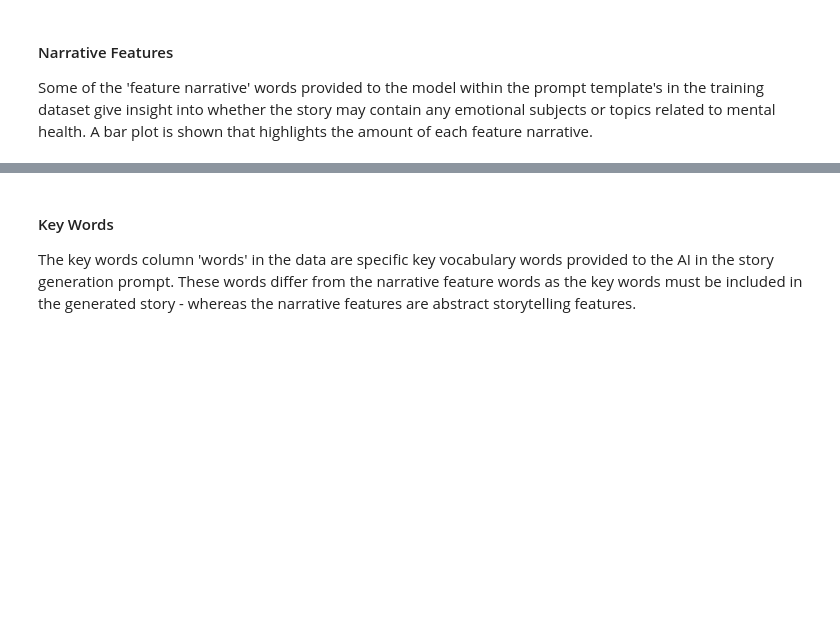
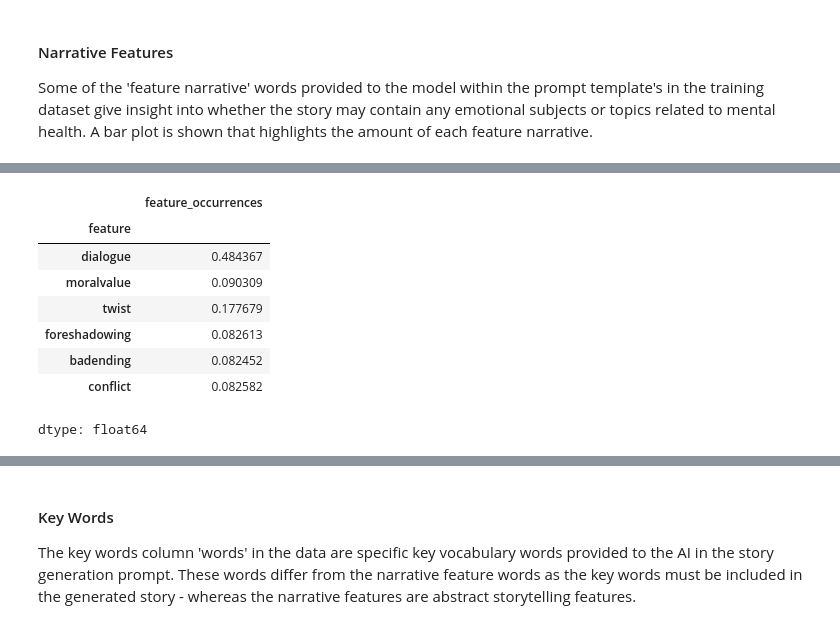
Before and after one commit to NickKornienko/Wonder-Words, a Jupyter notebook: sagemaker/Insights-TinyStories_Case_Study.ipynb, the cells around one changed output, grey strips where cells are left out. Saved outputs shown, nothing was run; the diff lists cells and outputs as text; code cells hidden in the pictures; blank space fills up the shorter version.

```diff
--- a/sagemaker/Insights-TinyStories_Case_Study.ipynb
+++ b/sagemaker/Insights-TinyStories_Case_Study.ipynb
@@ -91,0 +87,12 @@ The description of the feature occurrences show that the average count of prompt
+# %%
+feature_occurence_probabilities
+# %% [output]
+|  | feature_occurrences |
+| feature |  |
+| dialogue | 0.484367 |
+| moralvalue | 0.090309 |
+| twist | 0.177679 |
+| foreshadowing | 0.082613 |
+| badending | 0.082452 |
+| conflict | 0.082582 |
+dtype: float64
```
Also changed, not shown: parts of 32 cells of this notebook, 2 other files.
